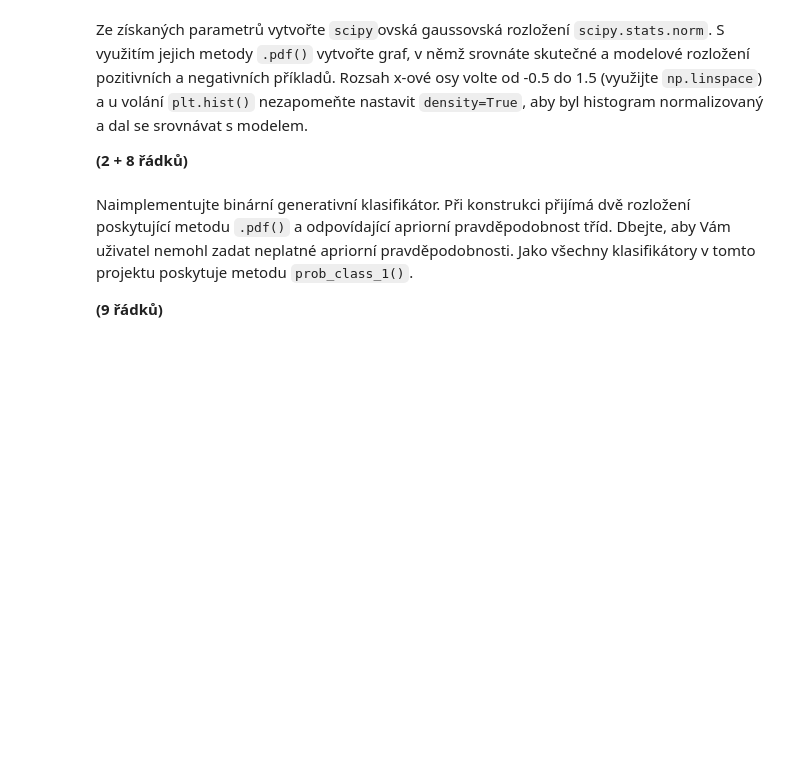
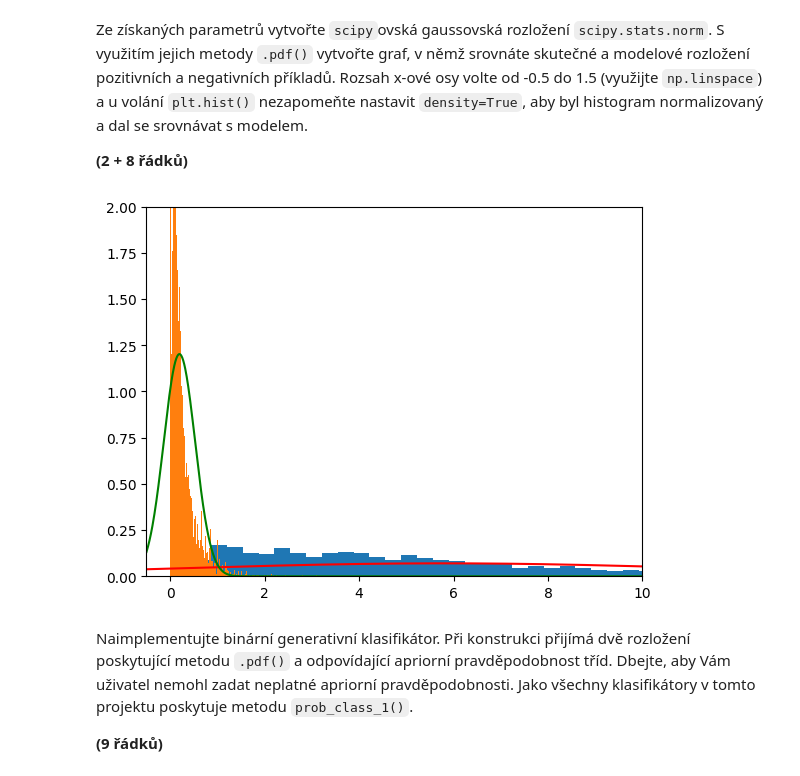
Before and after one commit to Marek324/butfit-sui, a Jupyter notebook: zadani.ipynb, the cells around one changed output. Drawn from its saved outputs; the diff is of its cells as text; code cells hidden in the pictures; blank space fills up the shorter version.

```diff
--- a/zadani.ipynb
+++ b/zadani.ipynb
@@ -101,8 +159,11 @@ Získané parametry -- tzn. střední hodnoty a směrodatné odchylky -- vypíš
 
 **(1 řádek)**
 # %%
+import math
 def mle_gauss_1d(data):
-    return None
+    mean = data.mean()
+    var = data.var()
+    return mean, math.sqrt(var)
 
 mu_pos, std_pos = mle_gauss_1d(train_dataset.pos[:, FOI])
 mu_neg, std_neg = mle_gauss_1d(train_dataset.neg[:, FOI])
@@ -122,3 +182,25 @@ pass
+# %%
+from scipy.stats import norm
+
+"""
+Note: The resolution given (linspace),
+is terrible and will not display the distribution as good as higher one
+"""
+
+
+pos_g = norm(loc=mu_pos, scale=std_pos)
+neg_g = norm(loc=mu_neg, scale=std_neg)
+x = np.linspace(-0.5, 10, 1000)
+plt.figure()
+plt.hist(train_dataset.pos[:, FOI], bins=150, density=True)
+plt.hist(train_dataset.neg[:, FOI], bins=150, density=True)
+plt.plot(x, pos_g.pdf(x), color='red')
+plt.plot(x, neg_g.pdf(x), color='green')
+plt.xlim(-0.5, 10)
+plt.ylim(0,2)
+plt.show()
+# %% [output]
+[figure, added]
 # %% [markdown]
 Naimplementujte binární generativní klasifikátor.
 Při konstrukci přijímá dvě rozložení poskytující metodu `.pdf()` a odpovídající apriorní pravděpodobnost tříd.
```
Also changed, not shown: parts of 21 cells of this notebook, 4 other files.
